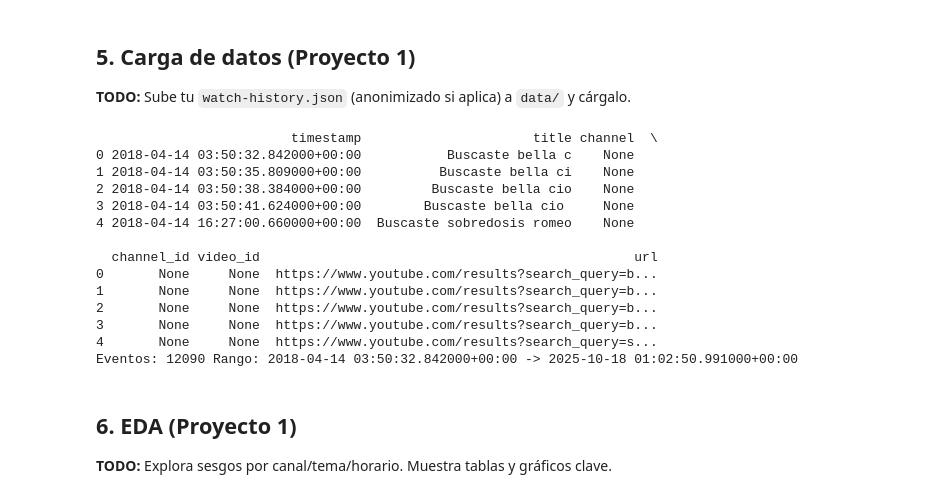
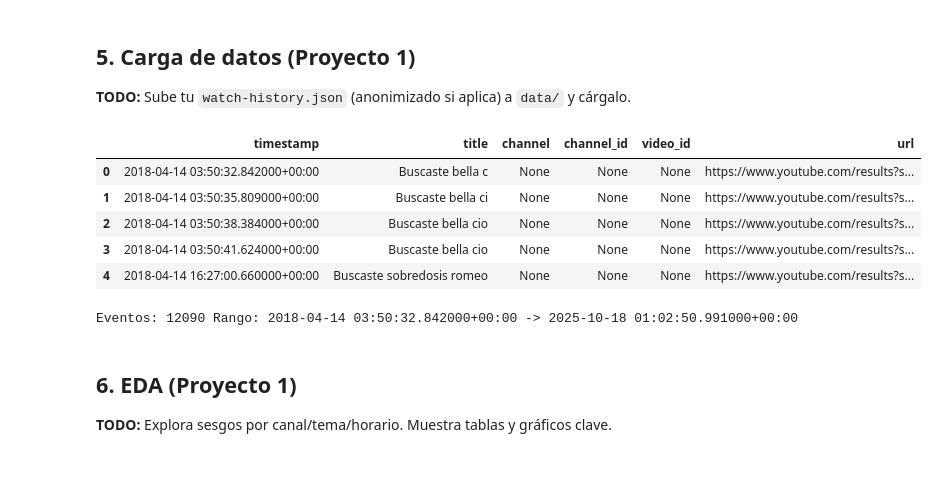
Before and after one commit to brojas7/AnaliticaHistorialYoutube, a Jupyter notebook: notebooks/main.ipynb, the cells around one changed output. Saved outputs shown, nothing was run; the diff lists cells and outputs as text; code cells hidden in the pictures; blank space fills up the shorter version.

```diff
--- a/notebooks/main.ipynb
+++ b/notebooks/main.ipynb
@@ -239,27 +154,22 @@ def sessionize(df, gap_minutes=30):
 
 ## 5. Carga de datos (Proyecto 1)
 **TODO:** Sube tu `watch-history.json` (anonimizado si aplica) a `data/` y cárgalo.
+# %%
+# Ejemplo de uso
+df_watch = load_watch_history('data/historial-de-búsqueda.json')
+#df = anonymize_df(df)
+#df = sessionize(df)
+df_watch.head()
+# %% [output]
+|  | timestamp | title | channel | channel_id | video_id | url |
+| 0 | 2018-04-14 03:50:32.842000+00:00 | Buscaste bella c | None | None | None | https://www.youtube.com/results?s... |
+| 1 | 2018-04-14 03:50:35.809000+00:00 | Buscaste bella ci | None | None | None | https://www.youtube.com/results?s... |
+| 2 | 2018-04-14 03:50:38.384000+00:00 | Buscaste bella cio | None | None | None | https://www.youtube.com/results?s... |
+| 3 | 2018-04-14 03:50:41.624000+00:00 | Buscaste bella cio | None | None | None | https://www.youtube.com/results?s... |
+| 4 | 2018-04-14 16:27:00.660000+00:00 | Buscaste sobredosis romeo | None | None | None | https://www.youtube.com/results?s... |
 # %%
-
-# Ejemplo de carga (ajusta la ruta)
-PATH_WATCH = "data/historial-de-búsqueda.json"  # TODO: cambia si es necesario
-df_watch = load_watch_history(PATH_WATCH)
-print(df_watch.head())
 print("Eventos:", len(df_watch), "Rango:", df_watch['timestamp'].min(), "->", df_watch['timestamp'].max())
 # %% [output]
-                         timestamp                      title channel  \
-0 2018-04-14 03:50:32.842000+00:00           Buscaste bella c    None
-1 2018-04-14 03:50:35.809000+00:00          Buscaste bella ci    None
-2 2018-04-14 03:50:38.384000+00:00         Buscaste bella cio    None
-3 2018-04-14 03:50:41.624000+00:00        Buscaste bella cio     None
-4 2018-04-14 16:27:00.660000+00:00  Buscaste sobredosis romeo    None
-
-  channel_id video_id                                                url
-0       None     None  https://www.youtube.com/results?search_query=b...
-1       None     None  https://www.youtube.com/results?search_query=b...
-2       None     None  https://www.youtube.com/results?search_query=b...
-3       None     None  https://www.youtube.com/results?search_query=b...
-4       None     None  https://www.youtube.com/results?search_query=s...
 Eventos: 12090 Rango: 2018-04-14 03:50:32.842000+00:00 -> 2025-10-18 01:02:50.991000+00:00
 # %% [markdown]
 
```
Also changed, not shown: parts of 4 cells of this notebook.
